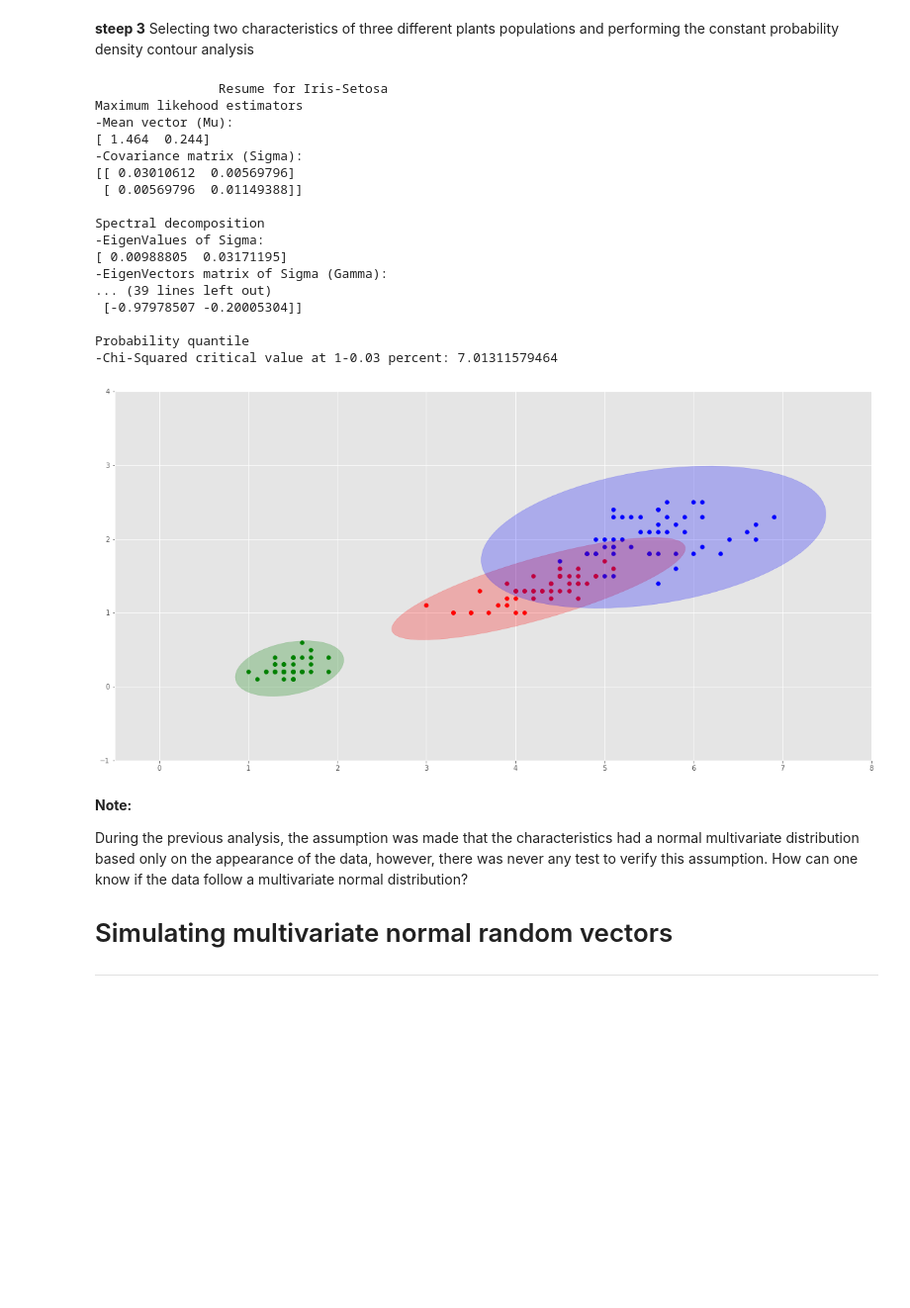
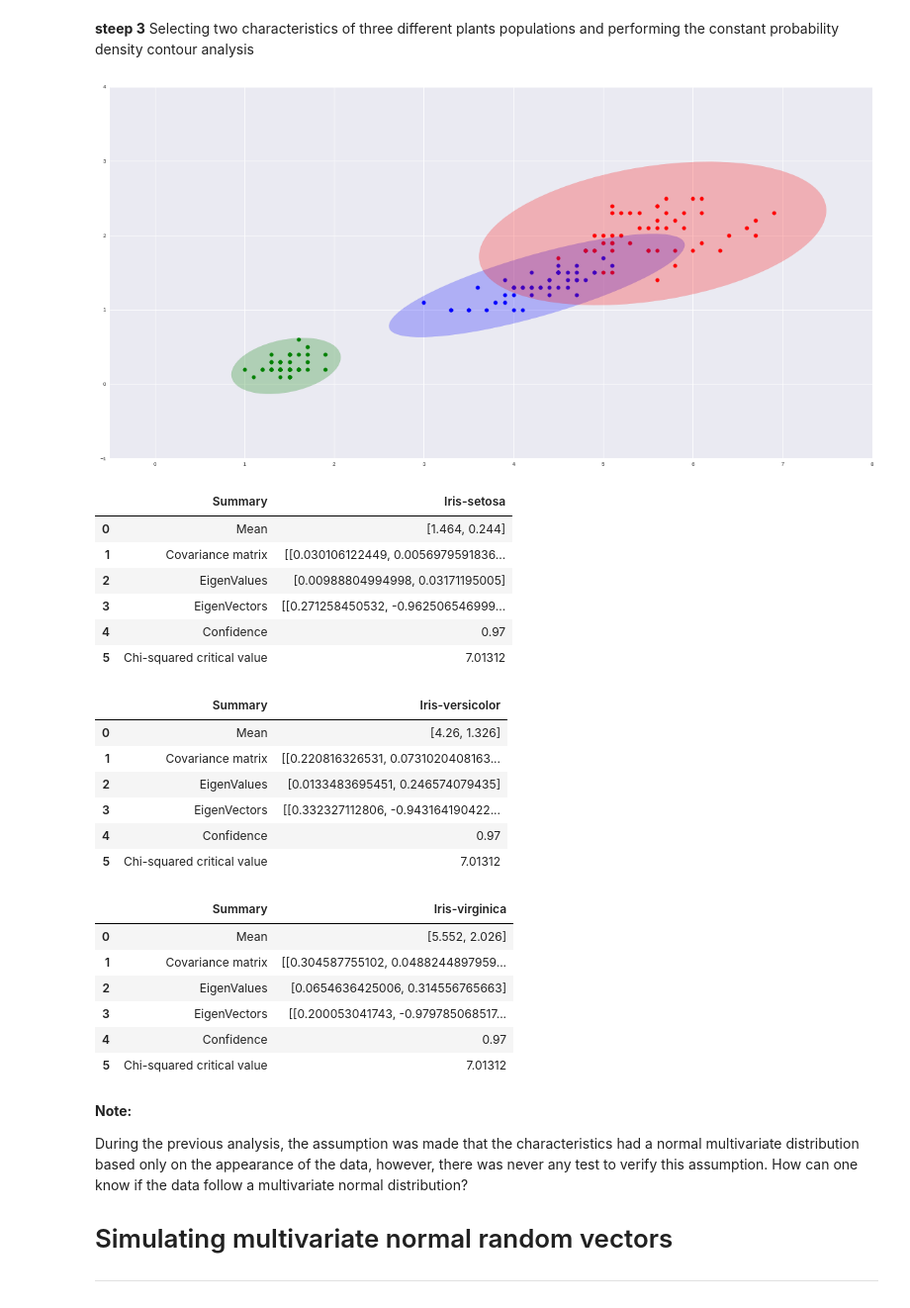
Before and after one commit to ErickEduardoAH/AnalisisMultivariado, a Jupyter notebook: 2.1 - Multivariate Distributions - multivariate normal distribution.ipynb, the cells around one changed output. Shown at 99% size. Saved outputs shown, nothing was run; the diff lists cells and outputs as text; code cells hidden in the pictures; blank space fills up the shorter version.

```diff
--- a/2.1 - Multivariate Distributions - multivariate normal distribution.ipynb
+++ b/2.1 - Multivariate Distributions - multivariate normal distribution.ipynb
@@ -564,52 +564,62 @@ def scatterPlot(dataDF,col_1,col_2,color):
 # %%
 %matplotlib inline
 import pandas as pd
+import seaborn as sns
 import matplotlib
 import numpy as np
 import matplotlib.pyplot as plt
-matplotlib.style.use('ggplot')
+pd.set_option('max_colwidth',100)
+plt.style.use('seaborn-paper')
 
 # Fixed params
 col_1,col_2='PetalLengthCm','PetalWidthCm'
 cols=[col_1,col_2]
 alpha=0.03
 freedomDegrees=2
-
 plt.figure(figsize=(20,10))
 plt.axis([-0.5,8,-1,4])
-
 # Iris-Setosa analysis (Green)
-scatterPlot(irisSetosaDF,col_1,col_2,'Green')
-getProbabilityDensityContour(irisSetosaDF,cols,alpha,freedomDegrees,\
-                             color='green',name='Iris-Setosa')
-# Iris-Setosa analysis (Red)
-scatterPlot(irisVersicolorDF,col_1,col_2,'Red')
-getProbabilityDensityContour(irisVersicolorDF,cols,alpha,freedomDegrees,\
-                             color='red',name='Iris-Versicolor')
-# Iris-Setosa analysis (Blue)
-scatterPlot(irisVirginicaDF,col_1,col_2,'Blue')
-getProbabilityDensityContour(irisVirginicaDF,cols,alpha,freedomDegrees,\
-                             color='blue',name='Iris-Virginica')
+scatterPlot(plt,irisSetosaDF,col_1,col_2,'Green')
+summaryIrisPD = getProbabilityDensityContour(plt,irisSetosaDF,\
+                            [col_1,col_2],alpha,freedomDegrees,\
+                             color='green',name='Iris-setosa')
+# Iris-Versicolor analysis (Blue)
+scatterPlot(plt,irisVersicolorDF,col_1,col_2,'Blue')
+summaryVersicolorPD = getProbabilityDensityContour(plt,irisVersicolorDF,\
+                            [col_1,col_2],alpha,freedomDegrees,\
+                             color='Blue',name='Iris-versicolor')
+# Iris-Virginica analysis (Red)
+scatterPlot(plt,irisVirginicaDF,col_1,col_2,'Red')
+summaryVirginicaPD = getProbabilityDensityContour(plt,irisVirginicaDF,\
+                            [col_1,col_2],alpha,freedomDegrees,\
+                             color='Red',name='Iris-virginica')
 plt.show()
+display(summaryIrisPD)
+display(summaryVersicolorPD)
+display(summaryVirginicaPD)
 # %% [output]
-                Resume for Iris-Setosa
-Maximum likehood estimators
--Mean vector (Mu):
-[ 1.464  0.244]
--Covariance matrix (Sigma):
-[[ 0.03010612  0.00569796]
- [ 0.00569796  0.01149388]]
-
-Spectral decomposition
--EigenValues of Sigma:
-[ 0.00988805  0.03171195]
--EigenVectors matrix of Sigma (Gamma):
-... (39 lines left out)
- [-0.97978507 -0.20005304]]
-
-Probability quantile
--Chi-Squared critical value at 1-0.03 percent: 7.01311579464
-[figure, old version]
+[figure, new version]
+|  | Summary | Iris-setosa |
+| 0 | Mean | [1.464, 0.244] |
+| 1 | Covariance matrix | [[0.030106122449, 0.0056979591836... |
+| 2 | EigenValues | [0.00988804994998, 0.03171195005] |
+| 3 | EigenVectors | [[0.271258450532, -0.962506546999... |
+| 4 | Confidence | 0.97 |
+| 5 | Chi-squared critical value | 7.01312 |
+|  | Summary | Iris-versicolor |
+| 0 | Mean | [4.26, 1.326] |
+| 1 | Covariance matrix | [[0.220816326531, 0.0731020408163... |
+| 2 | EigenValues | [0.0133483695451, 0.246574079435] |
+| 3 | EigenVectors | [[0.332327112806, -0.943164190422... |
+| 4 | Confidence | 0.97 |
+| 5 | Chi-squared critical value | 7.01312 |
+|  | Summary | Iris-virginica |
+| 0 | Mean | [5.552, 2.026] |
+| 1 | Covariance matrix | [[0.304587755102, 0.0488244897959... |
+| 2 | EigenValues | [0.0654636425006, 0.314556765663] |
+| 3 | EigenVectors | [[0.200053041743, -0.979785068517... |
+| 4 | Confidence | 0.97 |
+| 5 | Chi-squared critical value | 7.01312 |
 # %% [markdown]
 **Note:**
 
```
Also changed, not shown: parts of 3 cells of this notebook.
